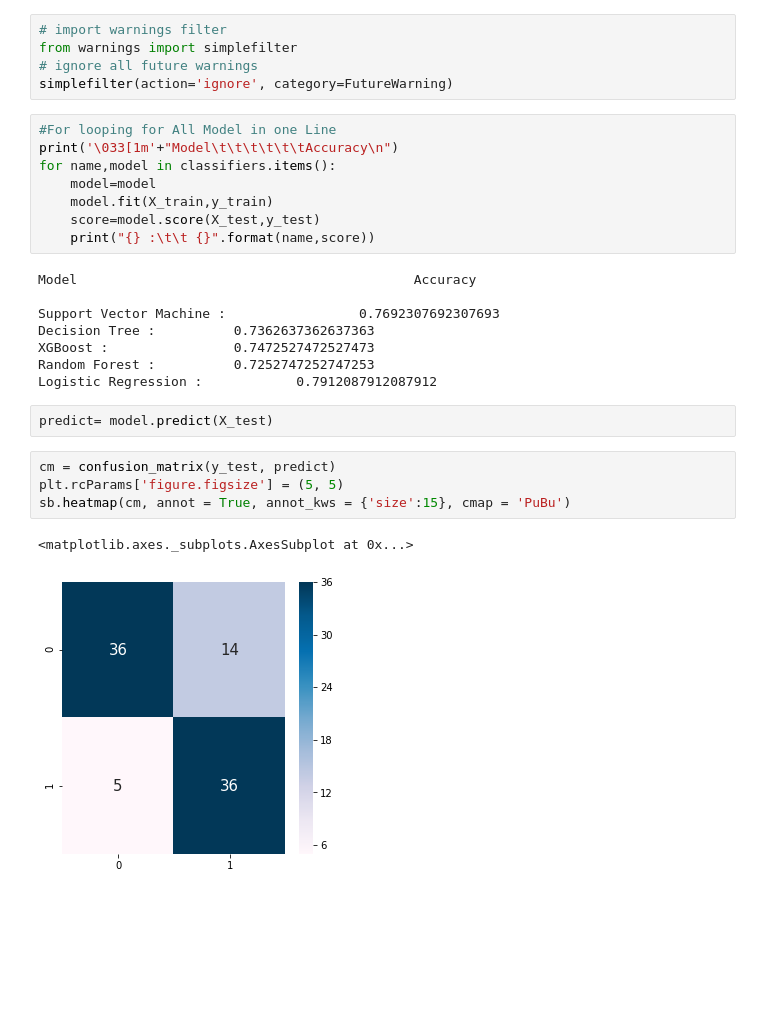
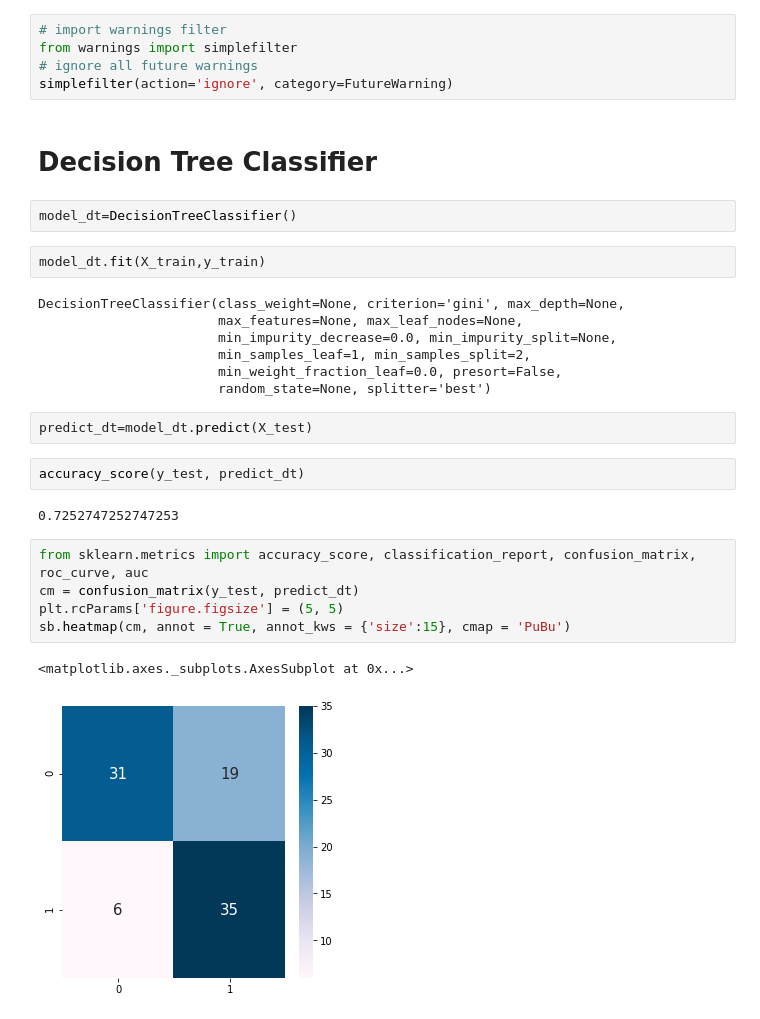
Before and after one commit to Meghashyamt/Heart-Disease, a Jupyter notebook: Heart_Disease_All.ipynb, the cells around one changed output. Drawn from its saved outputs; the diff is of its cells as text; blank space fills up the shorter version.

```diff
--- a/Heart_Disease_All.ipynb
+++ b/Heart_Disease_All.ipynb
@@ -165,31 +203,33 @@ classifiers={'Support Vector Machine'      : SVC(C =10, kernel= 'linear'),
 from warnings import simplefilter
 # ignore all future warnings
 simplefilter(action='ignore', category=FutureWarning)
-# %%
-#For looping for All Model in one Line
-print('\033[1m'+"Model\t\t\t\t\t\tAccuracy\n")
-for name,model in classifiers.items():
-    model=model
-    model.fit(X_train,y_train)
-    score=model.score(X_test,y_test)
-    print("{} :\t\t {}".format(name,score))
-# %% [output]
-Model                                           Accuracy
-
-Support Vector Machine :                 0.7692307692307693
-Decision Tree :          0.7362637362637363
-XGBoost :                0.7472527472527473
-Random Forest :          0.7252747252747253
-Logistic Regression :            0.7912087912087912
+# %% [markdown]
+# Decision Tree Classifier
+# %%
+model_dt=DecisionTreeClassifier()
+# %%
+model_dt.fit(X_train,y_train)
+# %% [output]
+DecisionTreeClassifier(class_weight=None, criterion='gini', max_depth=None,
+                       max_features=None, max_leaf_nodes=None,
+                       min_impurity_decrease=0.0, min_impurity_split=None,
+                       min_samples_leaf=1, min_samples_split=2,
+                       min_weight_fraction_leaf=0.0, presort=False,
+                       random_state=None, splitter='best')
 # %%
-predict= model.predict(X_test)
+predict_dt=model_dt.predict(X_test)
+# %%
+accuracy_score(y_test, predict_dt)
+# %% [output]
+0.7252747252747253
 # %%
-cm = confusion_matrix(y_test, predict)
+from sklearn.metrics import accuracy_score, classification_report, confusion_matrix, roc_curve, auc
+cm = confusion_matrix(y_test, predict_dt)
 plt.rcParams['figure.figsize'] = (5, 5)
 sb.heatmap(cm, annot = True, annot_kws = {'size':15}, cmap = 'PuBu')
 # %% [output]
 <matplotlib.axes._subplots.AxesSubplot at 0x...>
-[figure, old version]
+[figure, new version]
 # %%
 total=sum(sum(cm))
 
```
Also changed, not shown: parts of 76 cells of this notebook.
